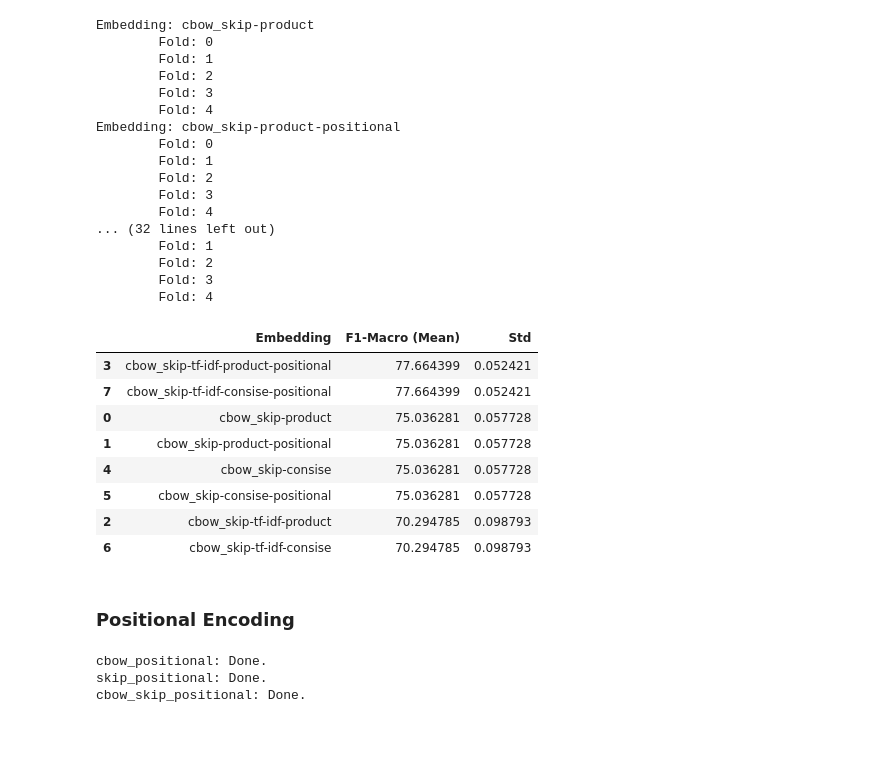
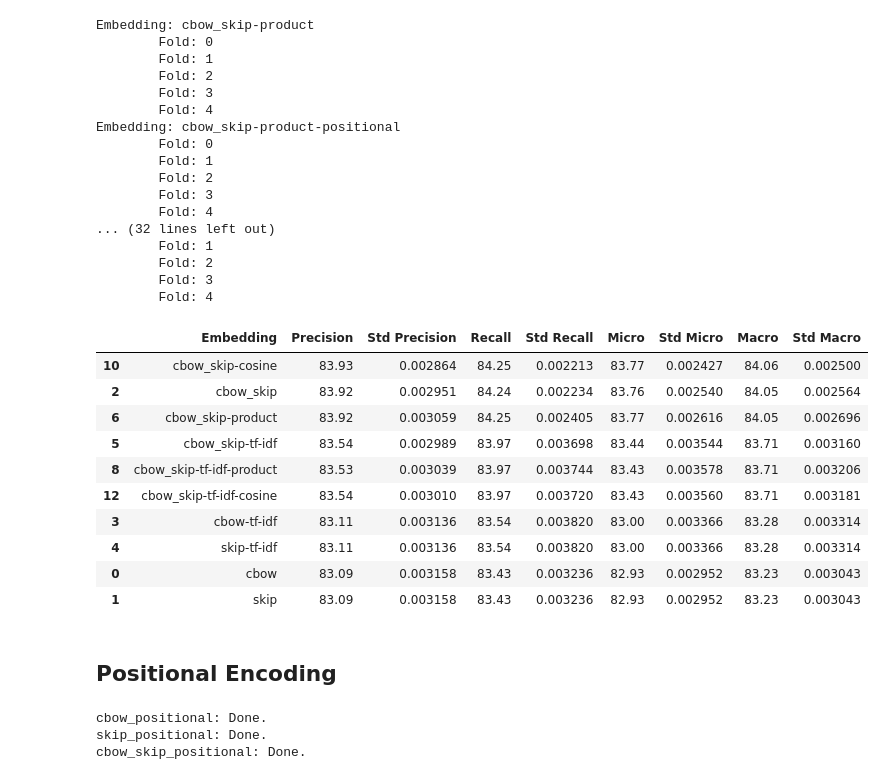
Before and after one commit to warSantos/ProjetoFinalNLP, a Jupyter notebook: EvaluateModels.ipynb, the cells around one changed output. Drawn from its saved outputs; the diff is of its cells as text; code cells hidden in the pictures; blank space fills up the shorter version.

```diff
--- a/EvaluateModels.ipynb
+++ b/EvaluateModels.ipynb
@@ -472,24 +513,26 @@ Embedding: cbow_skip-product-positional
         Fold: 2
         Fold: 3
         Fold: 4
-# %%
-table = []
-for emb in dict_scores:
-    table.append([emb, 100 * np.mean(dict_scores[emb]["macro"]), np.std(dict_scores[emb]["macro"])])
-sdf = pd.DataFrame(table, columns=["Embedding", "F1-Macro (Mean)", "Std"])
-sdf.sort_values(by=["F1-Macro (Mean)"], ascending=False)
-# %% [output]
-|  | Embedding | F1-Macro (Mean) | Std |
-| 3 | cbow_skip-tf-idf-product-positional | 77.664399 | 0.052421 |
-| 7 | cbow_skip-tf-idf-consise-positional | 77.664399 | 0.052421 |
-| 0 | cbow_skip-product | 75.036281 | 0.057728 |
-| 1 | cbow_skip-product-positional | 75.036281 | 0.057728 |
-| 4 | cbow_skip-consise | 75.036281 | 0.057728 |
-| 5 | cbow_skip-consise-positional | 75.036281 | 0.057728 |
-| 2 | cbow_skip-tf-idf-product | 70.294785 | 0.098793 |
-| 6 | cbow_skip-tf-idf-consise | 70.294785 | 0.098793 |
+# %%
+if LOAD_SCORES:
+    with open("outputs/scores.json", 'r') as fd:
+        dict_scores = json.load(fd)
+
+show_results(dict_scores, pattern="positional")
+# %% [output]
+|  | Embedding | Precision | Std Precision | Recall | Std Recall | Micro | Std Micro | Macro | Std Macro |
+| 10 | cbow_skip-cosine | 83.93 | 0.002864 | 84.25 | 0.002213 | 83.77 | 0.002427 | 84.06 | 0.002500 |
+| 2 | cbow_skip | 83.92 | 0.002951 | 84.24 | 0.002234 | 83.76 | 0.002540 | 84.05 | 0.002564 |
+| 6 | cbow_skip-product | 83.92 | 0.003059 | 84.25 | 0.002405 | 83.77 | 0.002616 | 84.05 | 0.002696 |
+| 5 | cbow_skip-tf-idf | 83.54 | 0.002989 | 83.97 | 0.003698 | 83.44 | 0.003544 | 83.71 | 0.003160 |
+| 8 | cbow_skip-tf-idf-product | 83.53 | 0.003039 | 83.97 | 0.003744 | 83.43 | 0.003578 | 83.71 | 0.003206 |
+| 12 | cbow_skip-tf-idf-cosine | 83.54 | 0.003010 | 83.97 | 0.003720 | 83.43 | 0.003560 | 83.71 | 0.003181 |
+| 3 | cbow-tf-idf | 83.11 | 0.003136 | 83.54 | 0.003820 | 83.00 | 0.003366 | 83.28 | 0.003314 |
+| 4 | skip-tf-idf | 83.11 | 0.003136 | 83.54 | 0.003820 | 83.00 | 0.003366 | 83.28 | 0.003314 |
+| 0 | cbow | 83.09 | 0.003158 | 83.43 | 0.003236 | 82.93 | 0.002952 | 83.23 | 0.003043 |
+| 1 | skip | 83.09 | 0.003158 | 83.43 | 0.003236 | 82.93 | 0.002952 | 83.23 | 0.003043 |
 # %% [markdown]
-### Positional Encoding
+## Positional Encoding
 # %%
 dict_embs = {}
 if MAKE_EMBEDDINGS:
```
Also changed, not shown: parts of 14 cells of this notebook.
